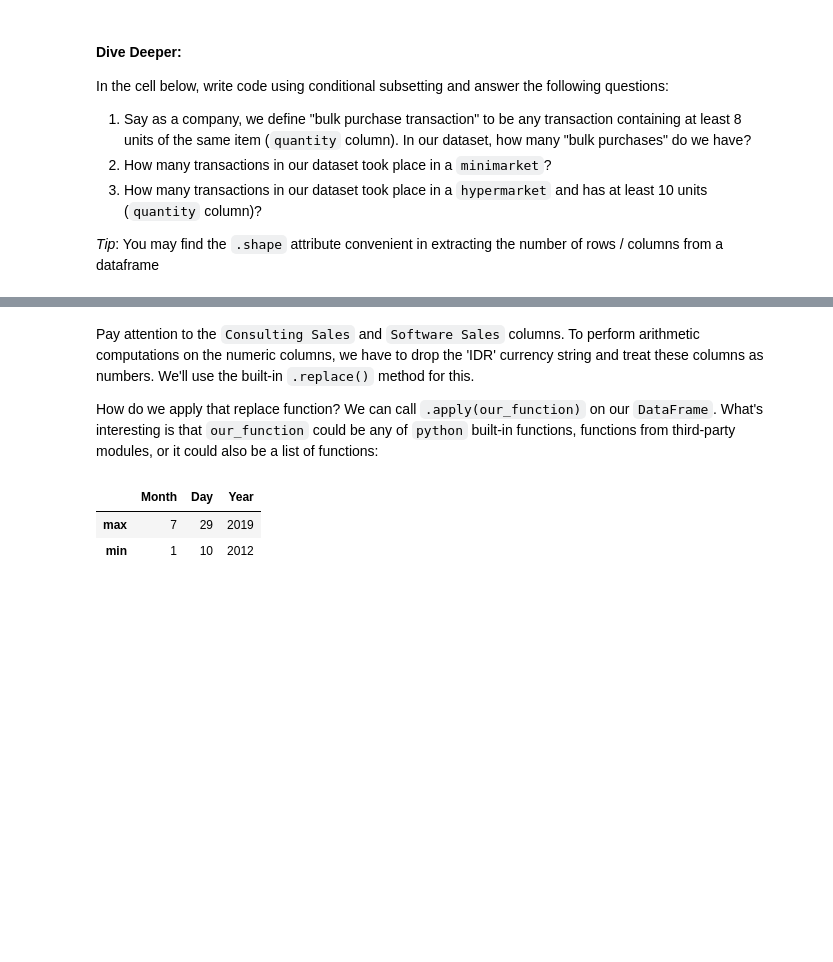
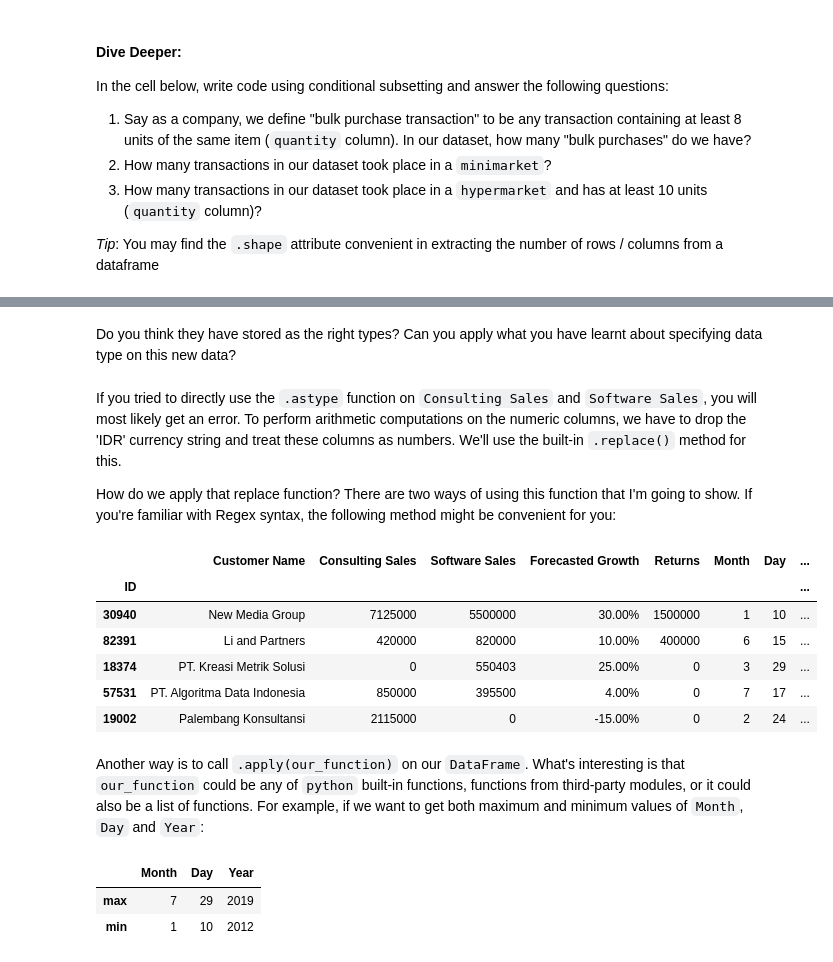
Before and after one commit to onlyphantom/dataanalysis, a Jupyter notebook: 1_Python_for_Data_Analysts.ipynb, the cells around one changed output, grey strips where cells are left out. Drawn from its saved outputs; the diff is of its cells as text; code cells hidden in the pictures; blank space fills up the shorter version.

```diff
--- a/1_Python_for_Data_Analysts.ipynb
+++ b/1_Python_for_Data_Analysts.ipynb
@@ -663,0 +748,2 @@ clients.head()
+# %% [markdown]
+Do you think they have stored as the right types? Can you apply what you have learnt about specifying data type on this new data?
@@ -664,7 +752,23 @@ clients.head()
 # %% [markdown]
-Pay attention to the `Consulting Sales` and `Software Sales` columns. To perform arithmetic computations on the numeric columns, we have to drop the 'IDR' currency string and treat these columns as numbers. We'll use the built-in `.replace()` method for this.
+If you tried to directly use the `.astype` function on `Consulting Sales` and `Software Sales`, you will most likely get an error.  To perform arithmetic computations on the numeric columns, we have to drop the 'IDR' currency string and treat these columns as numbers. We'll use the built-in `.replace()` method for this.
 
-How do we apply that replace function? We can call `.apply(our_function)` on our `DataFrame`. What's interesting is that `our_function` could be any of `python` built-in functions, functions from third-party modules, or it could also be a list of functions:
+How do we apply that replace function? There are two ways of using this function that I'm going to show. If you're familiar with Regex syntax, the following method might be convenient for you:
+# %%
+clients[['Consulting Sales','Software Sales','Returns']]=\
+clients[['Consulting Sales','Software Sales','Returns']].replace(
+    '[^\d.]+', '',
+    regex=True)
+clients.head()
+# %% [output]
+|  | Customer Name | Consulting Sales | Software Sales | Forecasted Growth | Returns | Month | Day | ... |
+| ID |  |  |  |  |  |  |  | ... |
+| 30940 | New Media Group | 7125000 | 5500000 | 30.00% | 1500000 | 1 | 10 | ... |
+| 82391 | Li and Partners | 420000 | 820000 | 10.00% | 400000 | 6 | 15 | ... |
+| 18374 | PT. Kreasi Metrik Solusi | 0 | 550403 | 25.00% | 0 | 3 | 29 | ... |
+| 57531 | PT. Algoritma Data Indonesia | 850000 | 395500 | 4.00% | 0 | 7 | 17 | ... |
+| 19002 | Palembang Konsultansi | 2115000 | 0 | -15.00% | 0 | 2 | 24 | ... |
+# %% [markdown]
+Another way is to call `.apply(our_function)` on our `DataFrame`. What's interesting is that `our_function` could be any of `python` built-in functions, functions from third-party modules, or it could also be a list of functions. For example, if we want to get both maximum and minimum values of `Month`, `Day` and `Year`:
 # %%
 clients[['Month', 'Day', 'Year']].apply([max, min])
 # %% [output]
```
Also changed, not shown: parts of 26 cells of this notebook.
